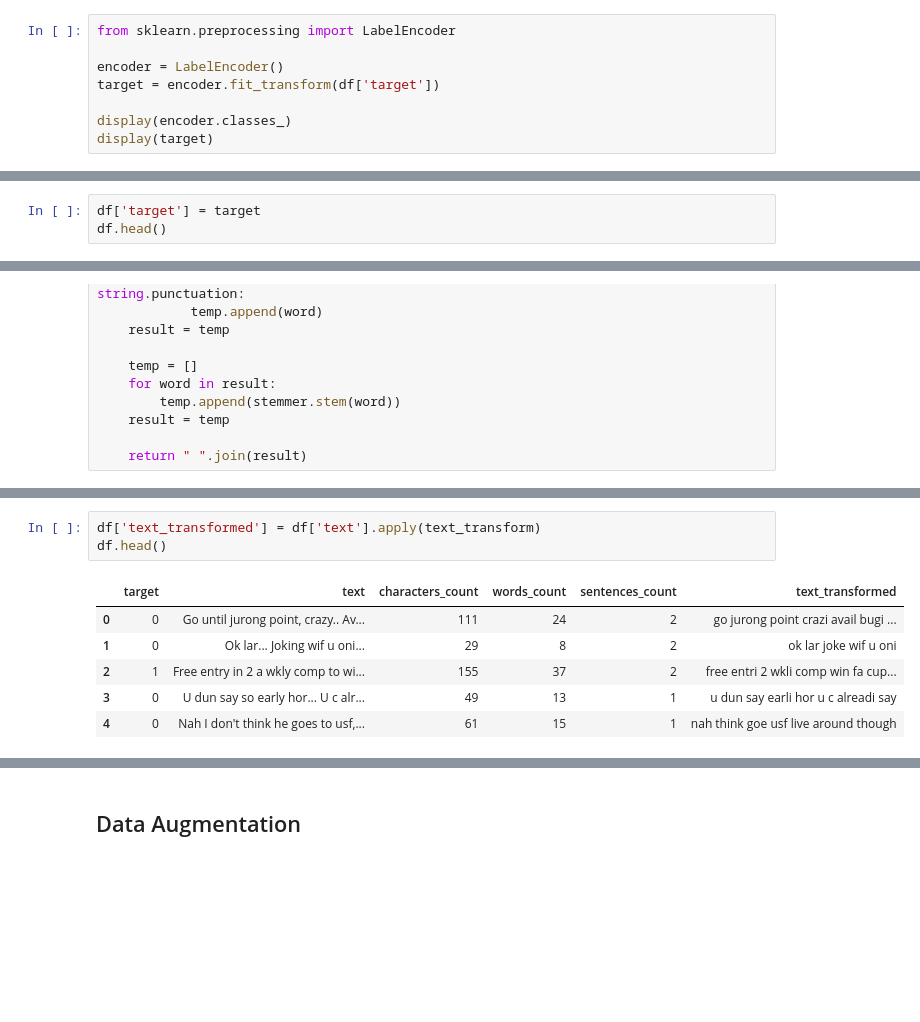
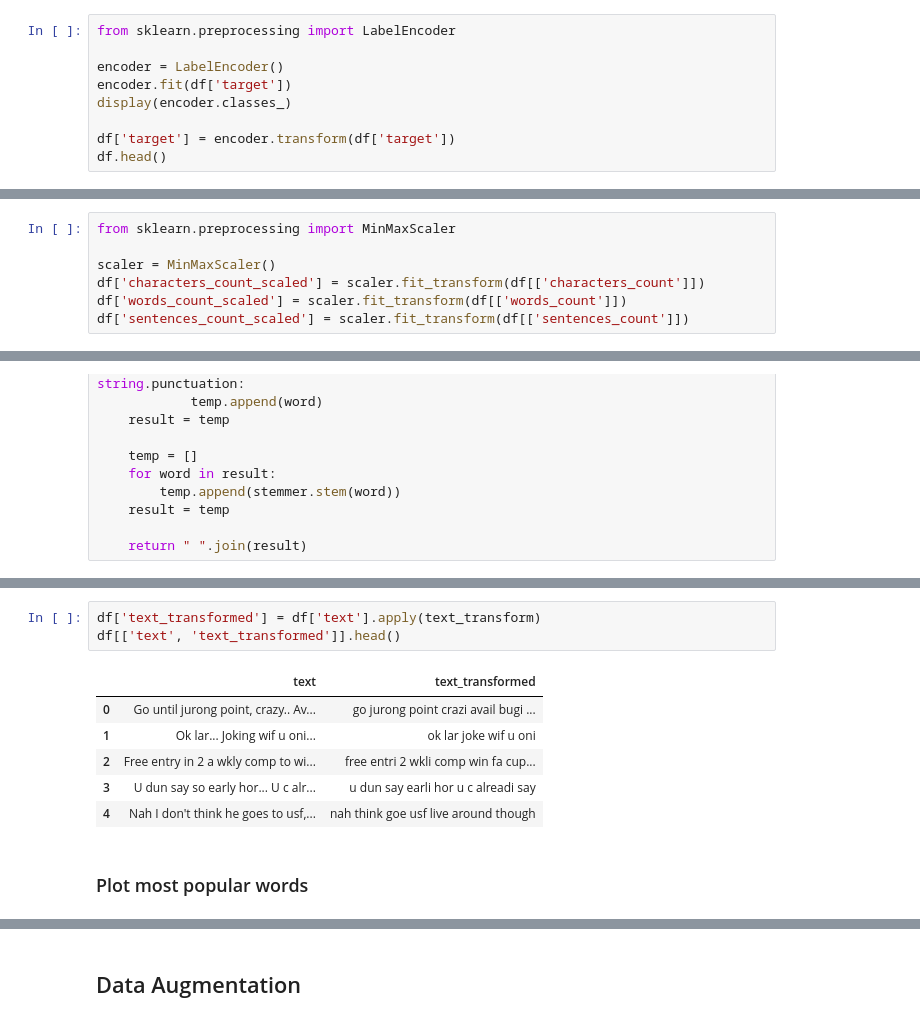
Before and after one commit to ushka1/spam-classifier, a Jupyter notebook: spam-classifier.ipynb, the cells around one changed output, grey strips where cells are left out. Cells and saved outputs as stored; diff of their text form; blank space fills up the shorter version.

```diff
--- a/spam-classifier.ipynb
+++ b/spam-classifier.ipynb
@@ -53,9 +55,10 @@ display(df.head())
 from sklearn.preprocessing import LabelEncoder
 
 encoder = LabelEncoder()
-target = encoder.fit_transform(df['target'])
+encoder.fit(df['target'])
+display(encoder.classes_)
 
-display(encoder.classes_)
-display(target)
+df['target'] = encoder.transform(df['target'])
+df.head()
 # %% [output]
 array(['ham', 'spam'], dtype=object)
@@ -63,3 +70,0 @@ array([0, 0, 1, ..., 0, 0, 0])
-# %%
-df['target'] = target
-df.head()
@@ -250,5 +286,12 @@ sns.heatmap(
 plt.show()
 # %% [output]
 [figure]
+# %%
+from sklearn.preprocessing import MinMaxScaler
+
+scaler = MinMaxScaler()
+df['characters_count_scaled'] = scaler.fit_transform(df[['characters_count']])
+df['words_count_scaled'] = scaler.fit_transform(df[['words_count']])
+df['sentences_count_scaled'] = scaler.fit_transform(df[['sentences_count']])
 # %% [markdown]
 # Data preprocessing
@@ -305,13 +354,15 @@ display(text_transform(text))
 # %%
 df['text_transformed'] = df['text'].apply(text_transform)
-df.head()
+df[['text', 'text_transformed']].head()
 # %% [output]
-|  | target | text | characters_count | words_count | sentences_count | text_transformed |
-| 0 | 0 | Go until jurong point, crazy.. Av... | 111 | 24 | 2 | go jurong point crazi avail bugi ... |
-| 1 | 0 | Ok lar... Joking wif u oni... | 29 | 8 | 2 | ok lar joke wif u oni |
-| 2 | 1 | Free entry in 2 a wkly comp to wi... | 155 | 37 | 2 | free entri 2 wkli comp win fa cup... |
-| 3 | 0 | U dun say so early hor... U c alr... | 49 | 13 | 1 | u dun say earli hor u c alreadi say |
-| 4 | 0 | Nah I don't think he goes to usf,... | 61 | 15 | 1 | nah think goe usf live around though |
+|  | text | text_transformed |
+| 0 | Go until jurong point, crazy.. Av... | go jurong point crazi avail bugi ... |
+| 1 | Ok lar... Joking wif u oni... | ok lar joke wif u oni |
+| 2 | Free entry in 2 a wkly comp to wi... | free entri 2 wkli comp win fa cup... |
+| 3 | U dun say so early hor... U c alr... | u dun say earli hor u c alreadi say |
+| 4 | Nah I don't think he goes to usf,... | nah think goe usf live around though |
+# %% [markdown]
+### Plot most popular words
 # %%
 from collections import Counter
 
```
Also changed, not shown: parts of 109 cells of this notebook, 35 other files.
